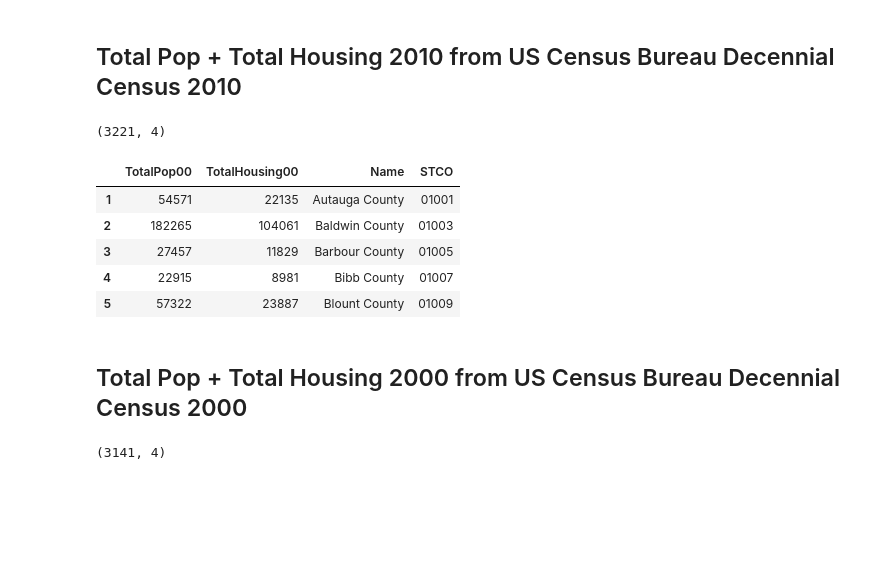
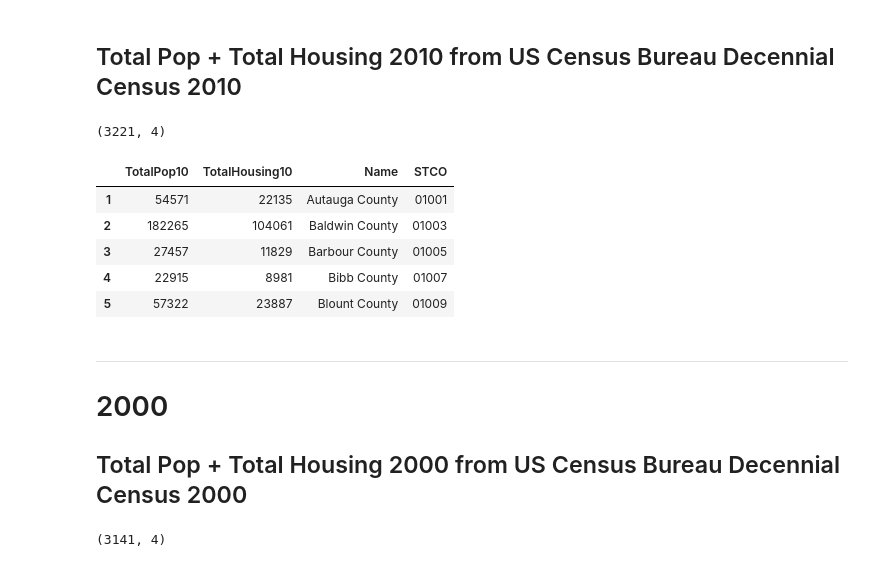
Before and after one commit to NYCPlanning/rp-USmetros_comparison, a Jupyter notebook: 4.1-Pop_Hou_Jobs_balance.ipynb, the cells around one changed output. Saved outputs shown, nothing was run; the diff lists cells and outputs as text; code cells hidden in the pictures; blank space fills up the shorter version.

```diff
--- a/4.1-Pop_Hou_Jobs_balance.ipynb
+++ b/4.1-Pop_Hou_Jobs_balance.ipynb
@@ -353,28 +238,32 @@ totalHU10.head()
 # %%
 # total HU for all counties in the US, 2010
 totalHU10_sf = pd.read_json('https://api.census.gov/data/2010/sf1?get='+
                             'P0010001,H00010001,NAME&for=county:*')
 totalHU10_sf.columns = totalHU10_sf.iloc[0]
 totalHU10_sf = totalHU10_sf[1:]
 
 totalHU10_sf['state'] = totalHU10_sf['state'].apply(lambda x: '{0:0>2}'.format(x))
 totalHU10_sf['county'] = totalHU10_sf['county'].apply(lambda x: '{0:0>3}'.format(x))
 totalHU10_sf['STCO'] = totalHU10_sf[['state', 'county']].apply(lambda x: ''.join(x), axis=1)
 
 totalHU10_sf = totalHU10_sf.drop(['state', 'county'], axis=1)
-totalHU10_sf.columns = ['TotalPop00','TotalHousing00','Name', 'STCO']
+totalHU10_sf.columns = ['TotalPop10','TotalHousing10','Name', 'STCO']
 
 print(totalHU10_sf.shape)
 totalHU10_sf.head()
 # %% [output]
 (3221, 4)
-|  | TotalPop00 | TotalHousing00 | Name | STCO |
+|  | TotalPop10 | TotalHousing10 | Name | STCO |
 | 1 | 54571 | 22135 | Autauga County | 01001 |
 | 2 | 182265 | 104061 | Baldwin County | 01003 |
 | 3 | 27457 | 11829 | Barbour County | 01005 |
 | 4 | 22915 | 8981 | Bibb County | 01007 |
 | 5 | 57322 | 23887 | Blount County | 01009 |
 # %% [markdown]
+----
+
+# 2000
+
 ## Total Pop + Total Housing 2000 from US Census Bureau Decennial Census 2000
 # %%
 # total HU for all counties in the US, 2000
```
Also changed, not shown: parts of 58 cells of this notebook, 15 other files.
